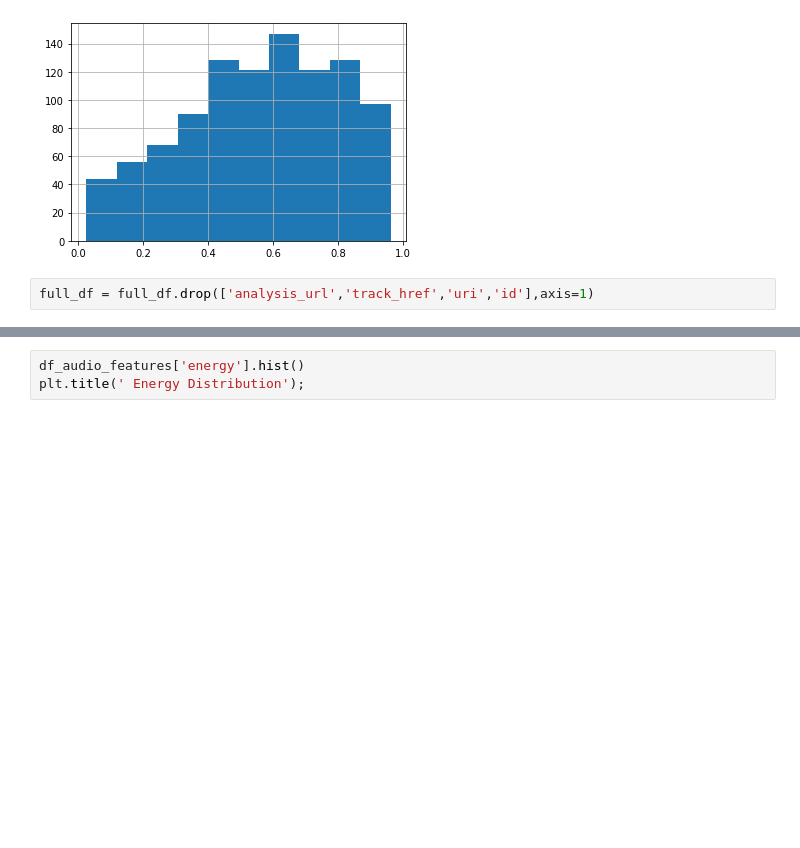
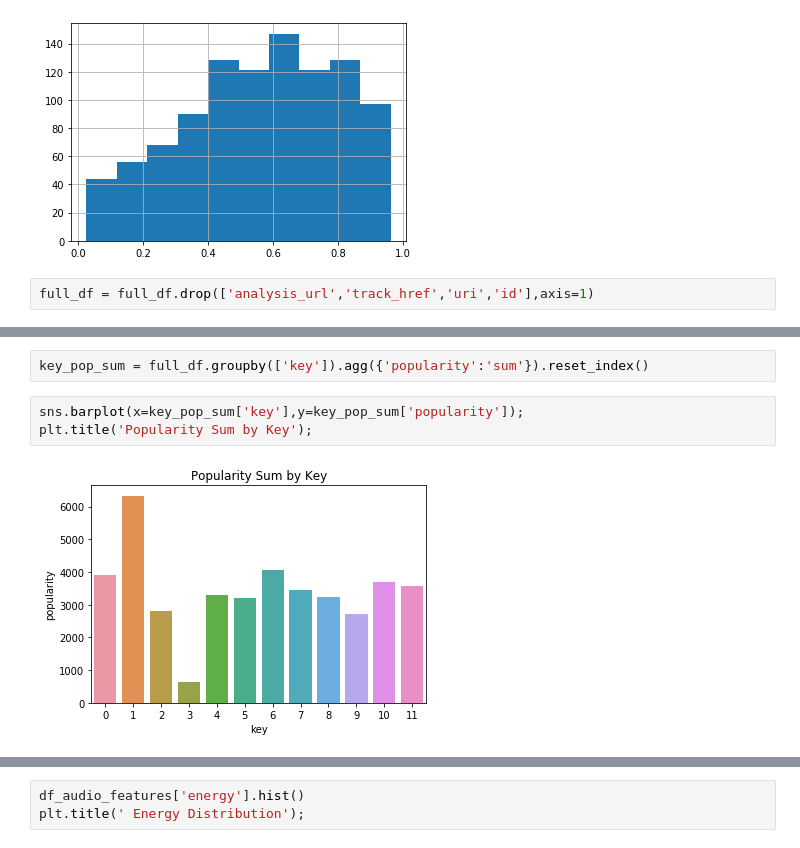
Before and after one commit to ipatel467/Spotify-Project, a Jupyter notebook: Spotify.ipynb, the cells around one changed output, grey strips where cells are left out. Drawn from its saved outputs; the diff is of its cells as text; blank space fills up the shorter version.

```diff
--- a/Spotify.ipynb
+++ b/Spotify.ipynb
@@ -173,0 +188,7 @@ full
+# %%
+key_pop_sum = full_df.groupby(['key']).agg({'popularity':'sum'}).reset_index()
+# %%
+sns.barplot(x=key_pop_sum['key'],y=key_pop_sum['popularity']);
+plt.title('Popularity Sum by Key');
+# %% [output]
+[figure, added]
```
Also changed, not shown: parts of 17 cells of this notebook.
